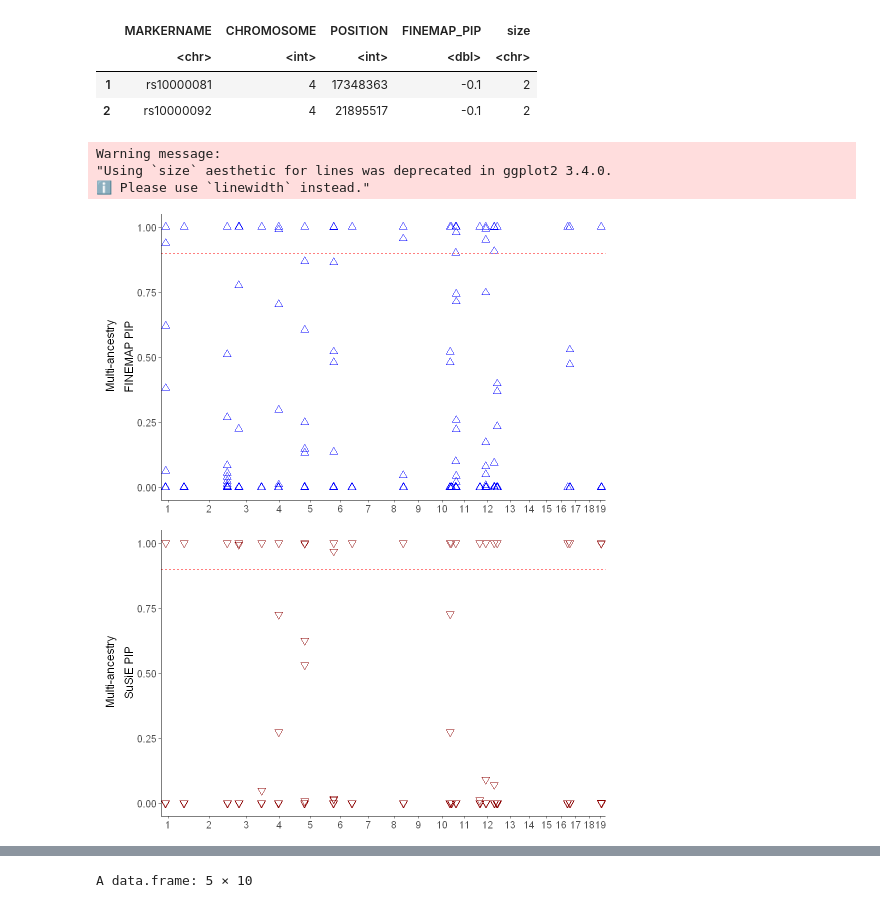
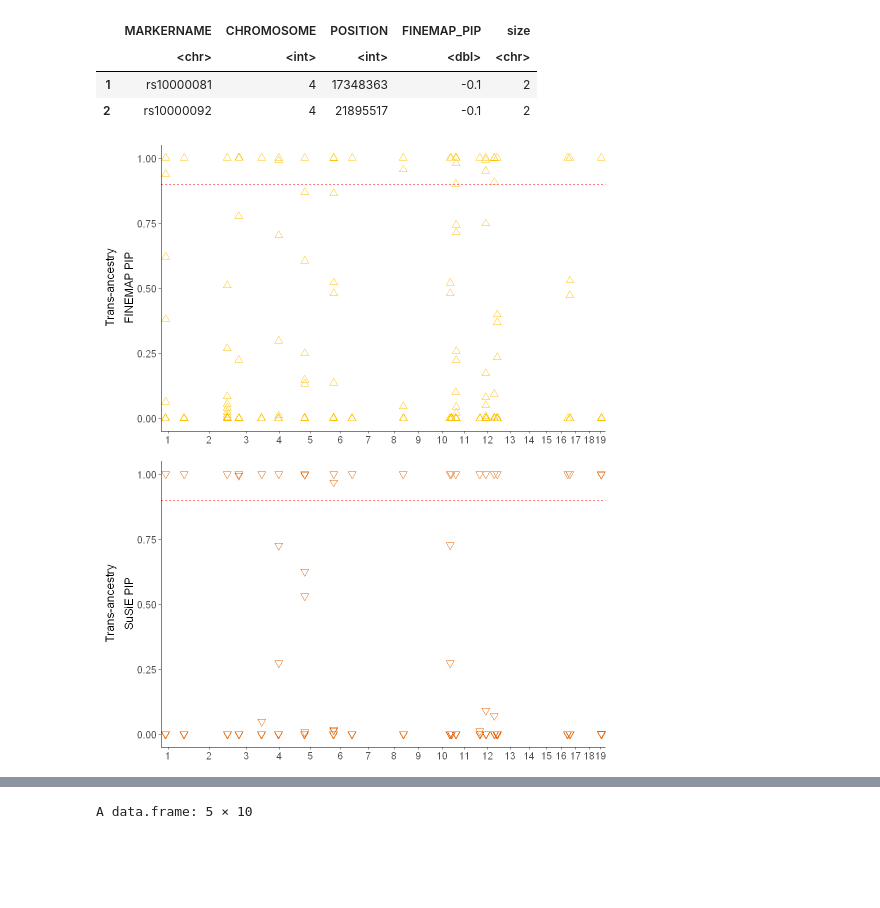
Before and after one commit to vsarsani/GPScore, a Jupyter notebook: Notebooks/finemap_susiecomb.ipynb, the cells around one changed output, grey strips where cells are left out. Cells and saved outputs as stored; diff of their text form; code cells hidden in the pictures; blank space fills up the shorter version.

```diff
--- a/Notebooks/finemap_susiecomb.ipynb
+++ b/Notebooks/finemap_susiecomb.ipynb
@@ -68,22 +68,19 @@ plot_df <- plot_df%>%filter(FINEMAP_PIP>=0)
 # %%
 options(repr.plot.width=8.5, repr.plot.height=5)
 b = c(0,0.20,0.60,0.8,0.9,1)
  p1 <- ggplot() +
   geom_point(data =  plot_df,
-             aes(x = rel_pos, y = FINEMAP_PIP),size=3, color = "blue",shape=24)+scale_x_continuous(labels = axis_df$CHROMOSOME,
+             aes(x = rel_pos, y = FINEMAP_PIP),size=3, color = "#FFC20A",shape=24)+scale_x_continuous(labels = axis_df$CHROMOSOME,
                      breaks = axis_df$chr_center,
                      expand = expansion(mult = 0.01))+
 #scale_y_sqrt(breaks=b,labels=b,limits = c(0,1),expand = expansion(mult = c(0.01, 0)))+
 geom_hline(yintercept = 0.9, color = "red", linetype = "dashed", size = 0.3)+
-labs(x = "", y = bquote(atop('Multi-ancestry', 'FINEMAP PIP'))) + theme_classic() + theme(legend.position = "none", axis.title.x = element_blank(),plot.margin = margin(b = 0, l = 10))+
+labs(x = "", y = bquote(atop('Trans-ancestry', 'FINEMAP PIP'))) + theme_classic() + theme(legend.position = "none", axis.title.x = element_blank(),plot.margin = margin(b = 0, l = 10))+
 theme(axis.text=element_text(size=12),
         axis.title=element_text(size=14,face="bold"))
 p1
 # %% [output]
-Warning message:
-"Using `size` aesthetic for lines was deprecated in ggplot2 3.4.0.
-ℹ Please use `linewidth` instead."
-[figure, old version]
+[figure, new version]
 # %%
 ## susie
 # %%
@@ -117,17 +114,17 @@ options(repr.plot.width=8.5, repr.plot.height=5)
 #b = c(0,0.20,0.60,0.8,0.9,1)
  p2 <- ggplot() +
   geom_point(data =  plot_df,
-             aes(x = rel_pos, y = SUSIE_PIP),size=3,color = "darkred",shape=25)+scale_x_continuous(labels = axis_df$CHROMOSOME,
+             aes(x = rel_pos, y = SUSIE_PIP),size=3,color = "#E66100",shape=25)+scale_x_continuous(labels = axis_df$CHROMOSOME,
                      breaks = axis_df$chr_center,
                      expand = expansion(mult = 0.01))+
 #scale_y_sqrt(breaks=b,labels=b,limits = c(0,1),expand = expansion(mult = c(0.01, 0)))+
 geom_hline(yintercept = 0.9, color = "red", linetype = "dashed", size = 0.3)+
-labs(x = "", y = bquote(atop('Multi-ancestry', 'SuSiE PIP'))) + theme_classic() + theme(legend.position = "none", axis.title.x = element_blank(),plot.margin = margin(b = 0, l = 10))+
+labs(x = "", y = bquote(atop('Trans-ancestry', 'SuSiE PIP'))) + theme_classic() + theme(legend.position = "none", axis.title.x = element_blank(),plot.margin = margin(b = 0, l = 10))+
 theme(axis.text=element_text(size=12),
         axis.title=element_text(size=14,face="bold"))
 p2
 # %% [output]
-[figure, old version]
+[figure, new version]
 # %%
 library('ggpubr')
 library('gridExtra')
```
Also changed, not shown: parts of 12 cells of this notebook, 7 other files.
